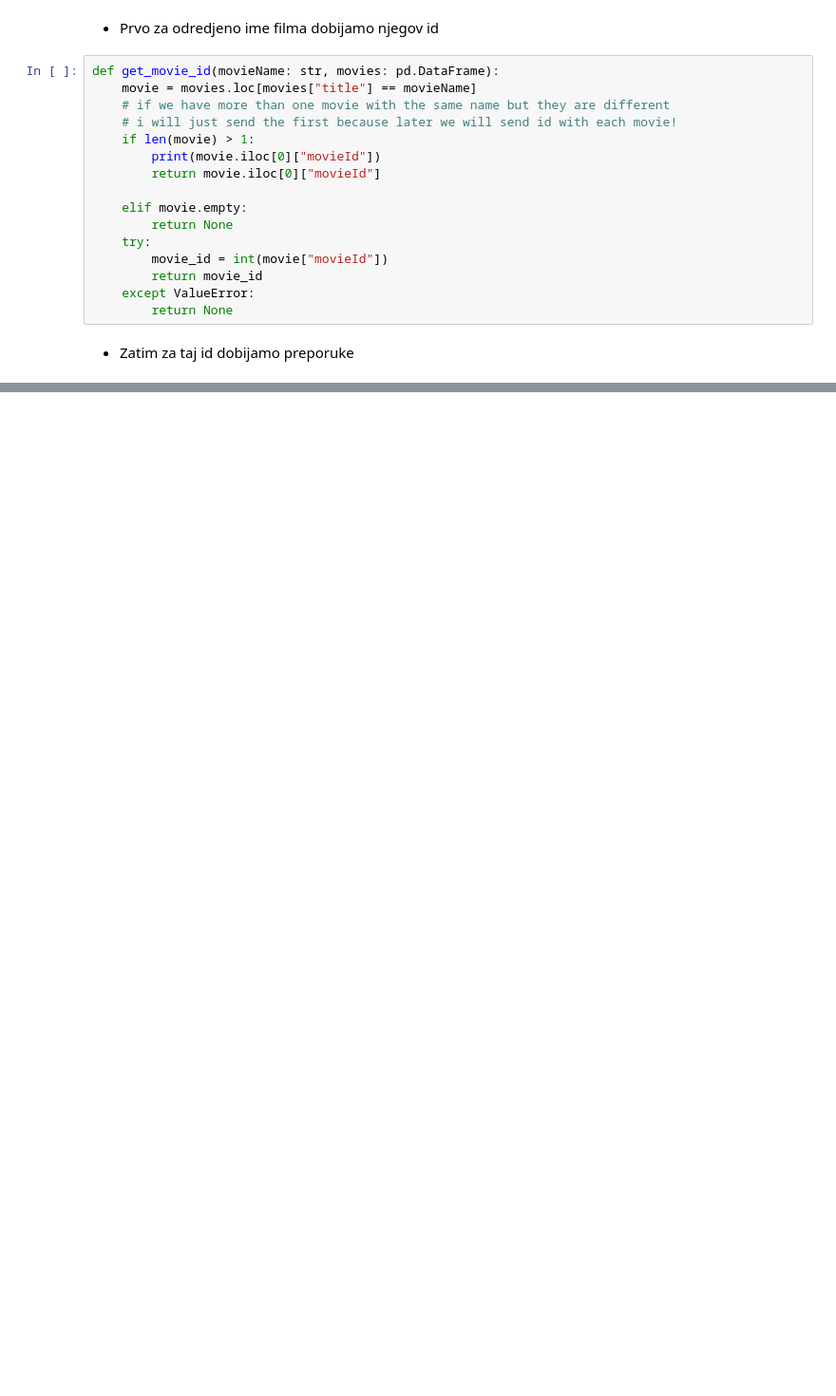
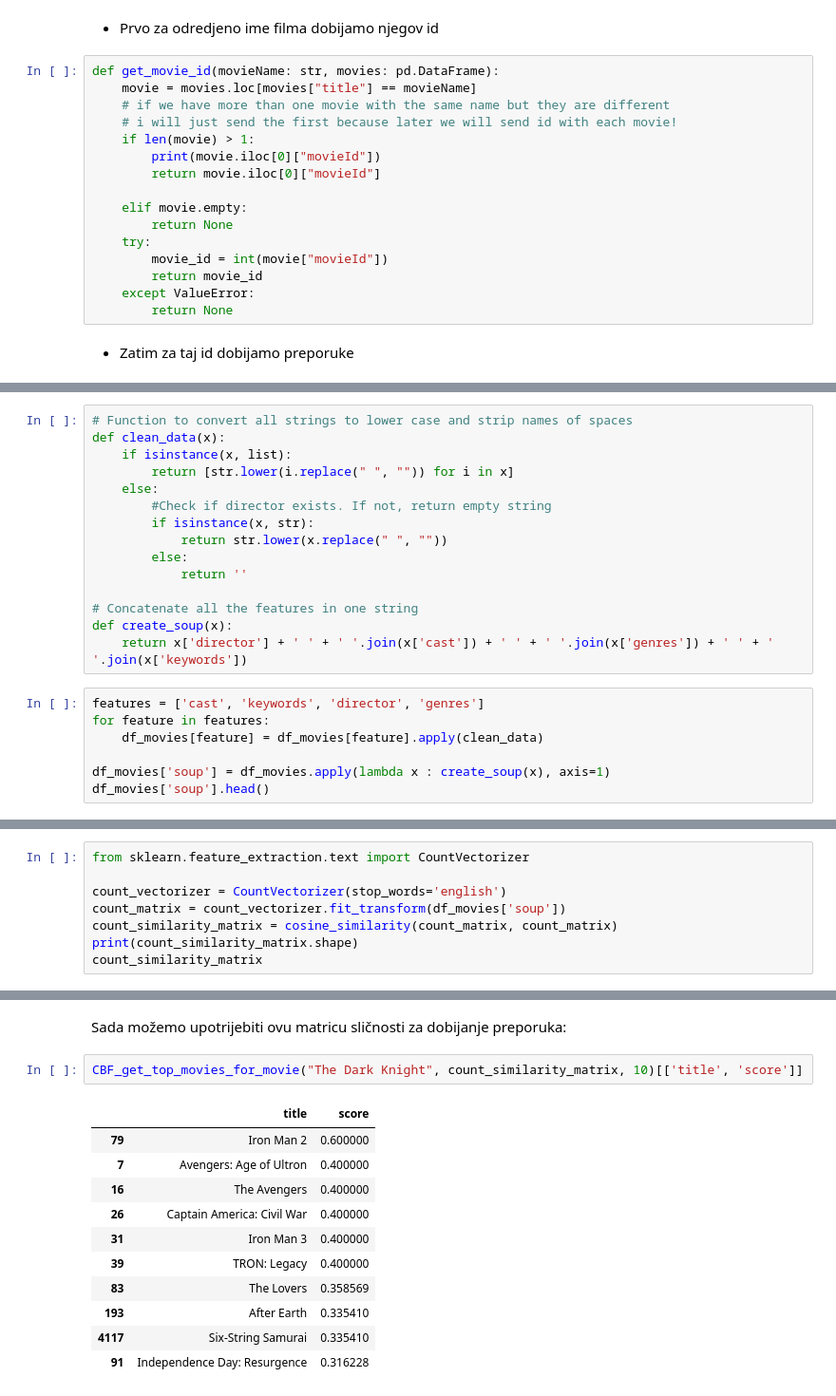
Before and after one commit to milanlazarevic/Recommendation-System, a Jupyter notebook: movieRecommendation.ipynb, the cells around one changed output, grey strips where cells are left out. Shown at 95% size. Saved outputs shown, nothing was run; the diff lists cells and outputs as text; blank space fills up the shorter version.

```diff
--- a/movieRecommendation.ipynb
+++ b/movieRecommendation.ipynb
@@ -399,0 +534,22 @@ RMSE: 0.9833
+# %%
+# Function to convert all strings to lower case and strip names of spaces
+def clean_data(x):
+    if isinstance(x, list):
+        return [str.lower(i.replace(" ", "")) for i in x]
+    else:
+        #Check if director exists. If not, return empty string
+        if isinstance(x, str):
+            return str.lower(x.replace(" ", ""))
+        else:
+            return ''
+
+# Concatenate all the features in one string
+def create_soup(x):
+    return x['director'] + ' ' + ' '.join(x['cast']) + ' ' + ' '.join(x['genres']) + ' ' + ' '.join(x['keywords'])
+# %%
+features = ['cast', 'keywords', 'director', 'genres']
+for feature in features:
+    df_movies[feature] = df_movies[feature].apply(clean_data)
+
+df_movies['soup'] = df_movies.apply(lambda x : create_soup(x), axis=1)
+df_movies['soup'].head()
@@ -399,0 +565,8 @@ RMSE: 0.9833
+# %%
+from sklearn.feature_extraction.text import CountVectorizer
+
+count_vectorizer = CountVectorizer(stop_words='english')
+count_matrix = count_vectorizer.fit_transform(df_movies['soup'])
+count_similarity_matrix = cosine_similarity(count_matrix, count_matrix)
+print(count_similarity_matrix.shape)
+count_similarity_matrix
@@ -399,0 +588,16 @@ RMSE: 0.9833
+# %% [markdown]
+Sada možemo upotrijebiti ovu matricu sličnosti za dobijanje preporuka:
+# %%
+CBF_get_top_movies_for_movie("The Dark Knight", count_similarity_matrix, 10)[['title', 'score']]
+# %% [output]
+|  | title | score |
+| 79 | Iron Man 2 | 0.600000 |
+| 7 | Avengers: Age of Ultron | 0.400000 |
+| 16 | The Avengers | 0.400000 |
+| 26 | Captain America: Civil War | 0.400000 |
+| 31 | Iron Man 3 | 0.400000 |
+| 39 | TRON: Legacy | 0.400000 |
+| 83 | The Lovers | 0.358569 |
+| 193 | After Earth | 0.335410 |
+| 4117 | Six-String Samurai | 0.335410 |
+| 91 | Independence Day: Resurgence | 0.316228 |
```
Also changed, not shown: parts of 44 cells of this notebook, 5 other files.
